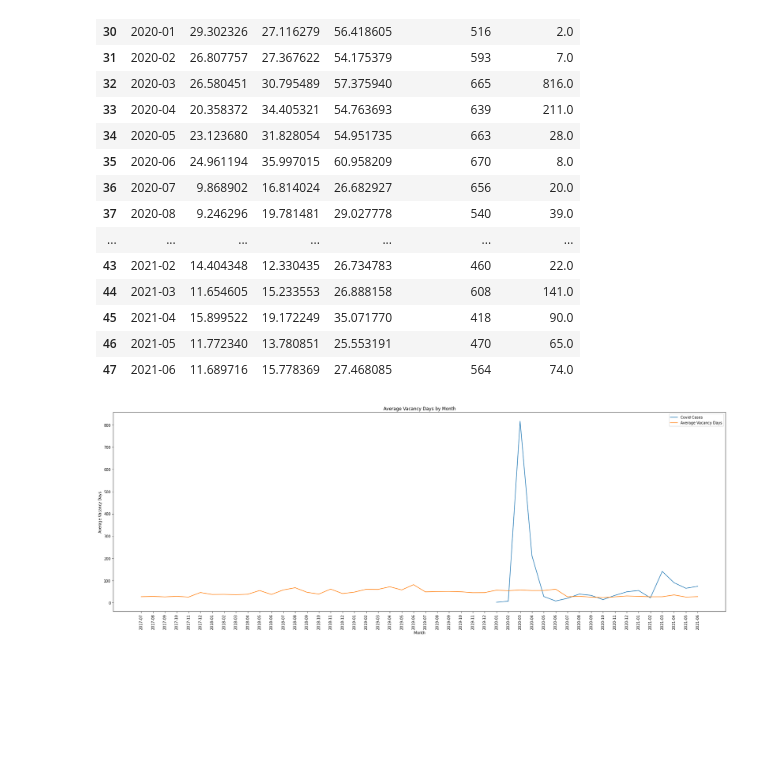
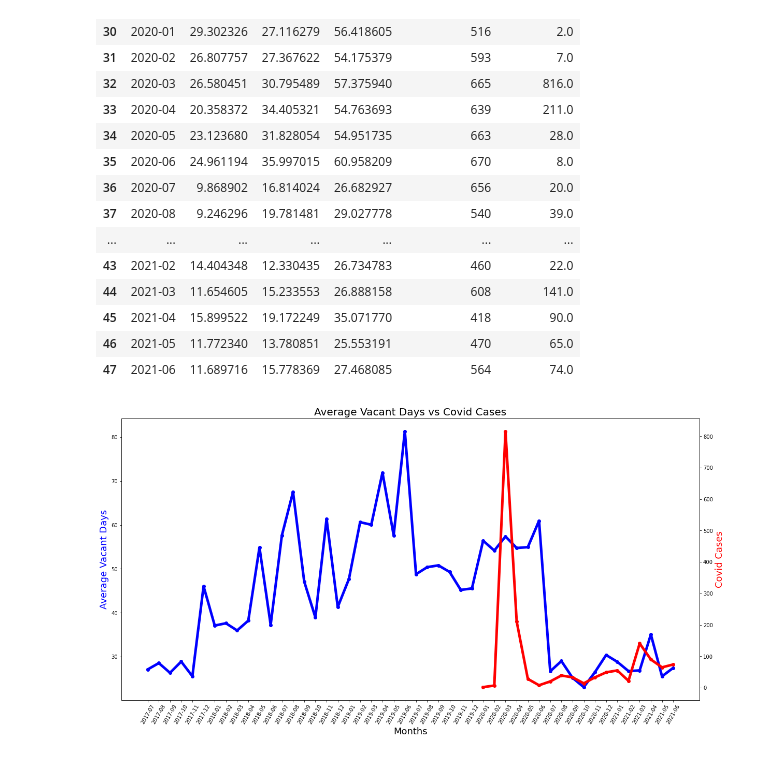
Before and after one commit to Anguyensfg/project-1, a Jupyter notebook: Analysis.ipynb, the cells around one changed output. Saved outputs shown, nothing was run; the diff lists cells and outputs as text; code cells hidden in the pictures; blank space fills up the shorter version.

```diff
--- a/Analysis.ipynb
+++ b/Analysis.ipynb
@@ -326,16 +300,29 @@ merged_df.tail(20)
 | 45 | 2021-04 | 15.899522 | 19.172249 | 35.071770 | 418 | 90.0 |
 | 46 | 2021-05 | 11.772340 | 13.780851 | 25.553191 | 470 | 65.0 |
 | 47 | 2021-06 | 11.689716 | 15.778369 | 27.468085 | 564 | 74.0 |
-# %%
-#Plotting the graph
-plt.figure(figsize=(30,10))
-plt.plot(merged_df['Month'], merged_df['Covid Cases'])
-plt.plot(merged_df['Month'], merged_df['TotalVAC'])
-plt.xlabel('Month')
-plt.xticks(rotation=90)
-plt.ylabel('Average Vacancy Days')
-plt.title('Average Vacancy Days by Month')
-plt.legend(['Covid Cases', 'Average Vacancy Days'])
-plt.show()
-# %% [output]
-[figure, removed]
+# %%
+# Creating figure and axis objects using subplots()
+fig, ax = plt.subplots(figsize=[20, 10])
+
+# Plotting the firts line with ax axes
+ax.plot(merged_df['Month'],
+        merged_df['TotalVAC'],
+        color='b', linewidth=5, marker='o')
+plt.xticks(rotation=60)
+ax.set_xlabel('Months', fontsize=18)
+ax.set_ylabel('Average Vacant Days',  color='blue', fontsize=18)
+
+# Create a twin axes ax2 using twinx() function
+ax2 = ax.twinx()
+
+# Now, plot the second line with ax2 axes
+ax2.plot(merged_df['Month'],
+         merged_df['Covid Cases'],
+         color='red', linewidth=5, marker='o')
+
+ax2.set_ylabel('Covid Cases', color='red', fontsize=18)
+plt.title('Average Vacant Days vs Covid Cases', fontsize=20)
+
+plt.show()
+# %% [output]
+[figure, added]
```
Also changed, not shown: parts of 8 cells of this notebook, 3 other files.
